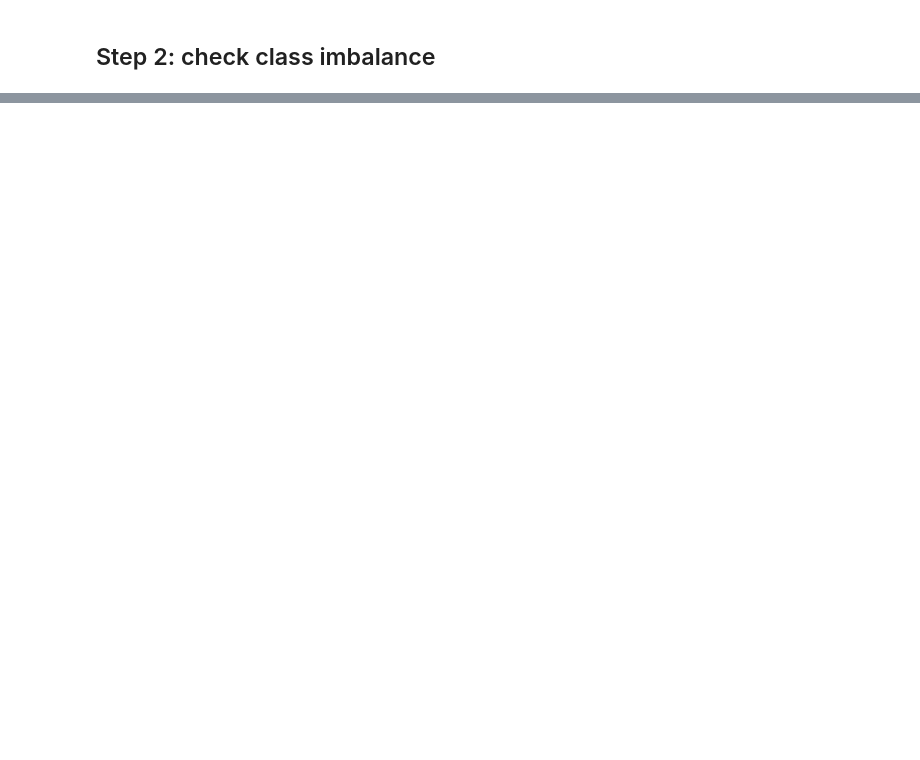
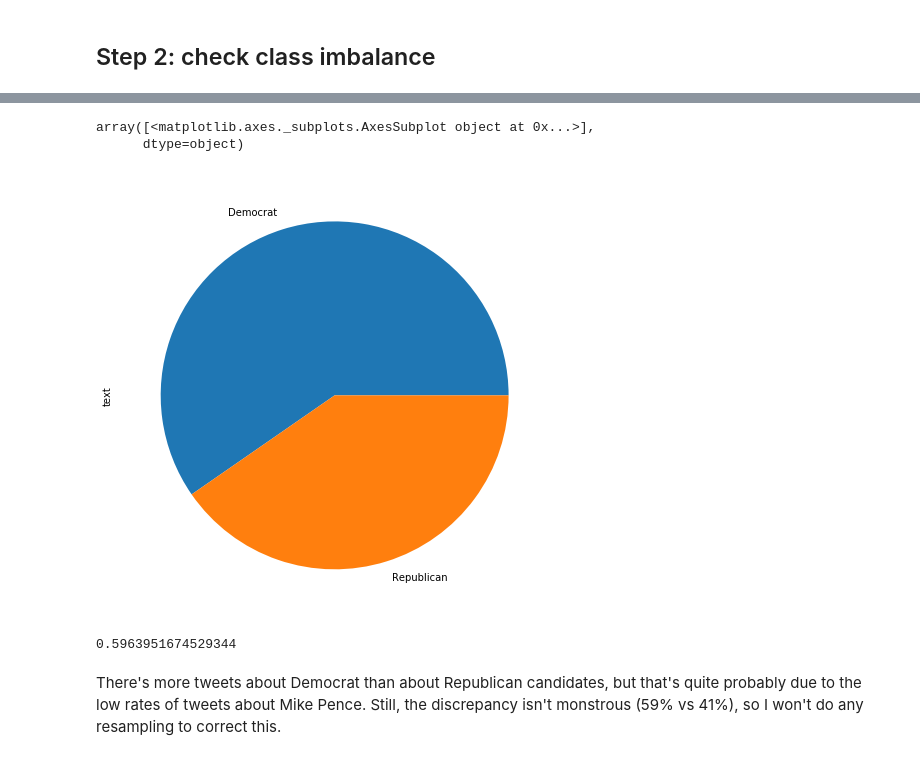
Before and after one commit to lara-ehr/spaCy-explorers, a Jupyter notebook: election-tweet-classification/election_tweet_eda.ipynb, the cells around one changed output, grey strips where cells are left out. Saved outputs shown, nothing was run; the diff lists cells and outputs as text; code cells hidden in the pictures; blank space fills up the shorter version.

```diff
--- a/election-tweet-classification/election_tweet_eda.ipynb
+++ b/election-tweet-classification/election_tweet_eda.ipynb
@@ -166,0 +173,12 @@ cand
+# %%
+ticket.plot(kind='pie', subplots=True, figsize=(8, 8))
+# %% [output]
+array([<matplotlib.axes._subplots.AxesSubplot object at 0x...>],
+      dtype=object)
+[figure, added]
+# %%
+ticket[0]/sum(ticket)
+# %% [output]
+0.5963951674529344
+# %% [markdown]
+There's more tweets about Democrat than about Republican candidates, but that's quite probably due to the low rates of tweets about Mike Pence. Still, the discrepancy isn't monstrous (59% vs 41%), so I won't do any resampling to correct this.
```
Also changed, not shown: parts of 17 cells of this notebook.
